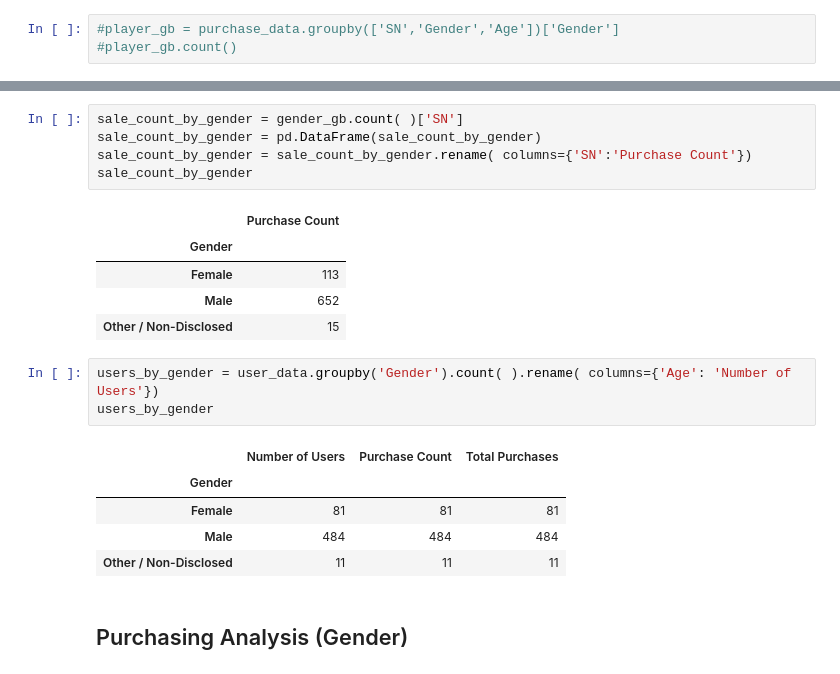
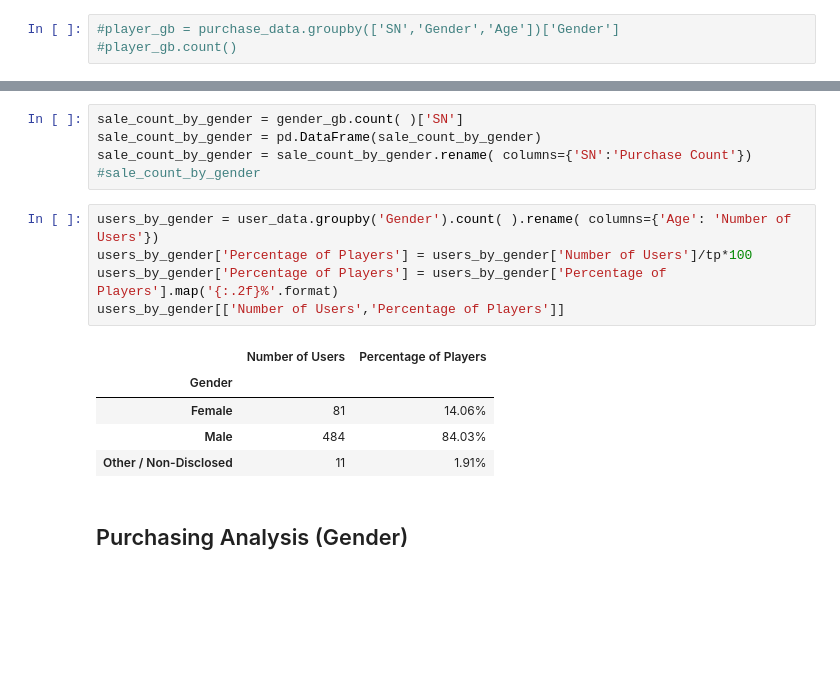
Before and after one commit to brainmagmo/pandas-challenge, a Jupyter notebook: 04-Pandas/Instructions/HeroesOfPymoli/HeroesOfPymoli_starter.ipynb, the cells around one changed output, grey strips where cells are left out. Drawn from its saved outputs; the diff is of its cells as text; blank space fills up the shorter version.

Commit message:
Cleaned up output, added missing table

```diff
--- a/04-Pandas/Instructions/HeroesOfPymoli/HeroesOfPymoli_starter.ipynb
+++ b/04-Pandas/Instructions/HeroesOfPymoli/HeroesOfPymoli_starter.ipynb
@@ -210,22 +125,18 @@ gender_total_sales
 sale_count_by_gender = gender_gb.count( )['SN']
 sale_count_by_gender = pd.DataFrame(sale_count_by_gender)
 sale_count_by_gender = sale_count_by_gender.rename( columns={'SN':'Purchase Count'})
-sale_count_by_gender
+#sale_count_by_gender
-# %% [output]
-|  | Purchase Count |
-| Gender |  |
-| Female | 113 |
-| Male | 652 |
-| Other / Non-Disclosed | 15 |
 # %%
 users_by_gender = user_data.groupby('Gender').count( ).rename( columns={'Age': 'Number of Users'})
-users_by_gender
+users_by_gender['Percentage of Players'] = users_by_gender['Number of Users']/tp*100
+users_by_gender['Percentage of Players'] = users_by_gender['Percentage of Players'].map('{:.2f}%'.format)
+users_by_gender[['Number of Users','Percentage of Players']]
 # %% [output]
-|  | Number of Users | Purchase Count | Total Purchases |
-| Gender |  |  |  |
-| Female | 81 | 81 | 81 |
-| Male | 484 | 484 | 484 |
-| Other / Non-Disclosed | 11 | 11 | 11 |
+|  | Number of Users | Percentage of Players |
+| Gender |  |  |
+| Female | 81 | 14.06% |
+| Male | 484 | 84.03% |
+| Other / Non-Disclosed | 11 | 1.91% |
 # %% [markdown]
 
 ## Purchasing Analysis (Gender)
```
Also changed, not shown: parts of 19 cells of this notebook.
